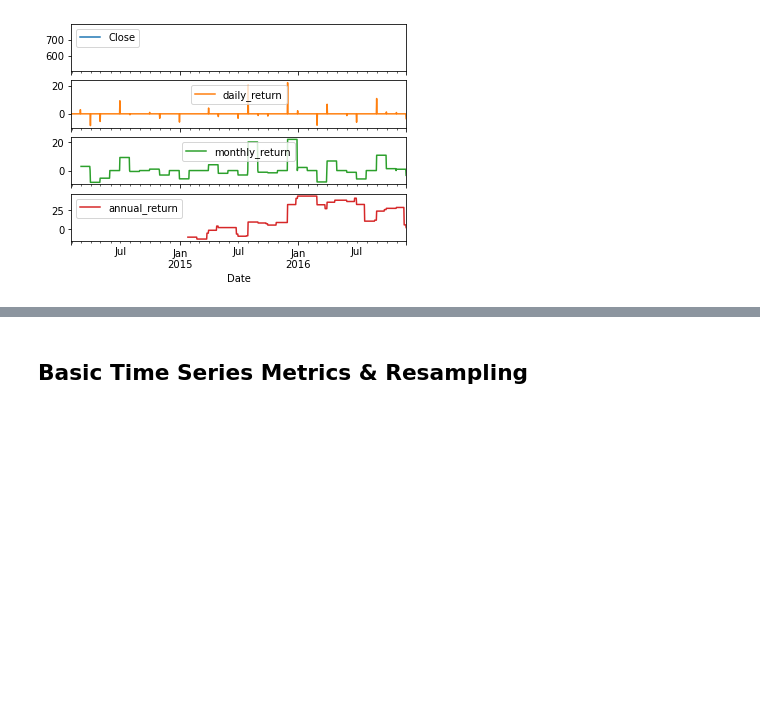
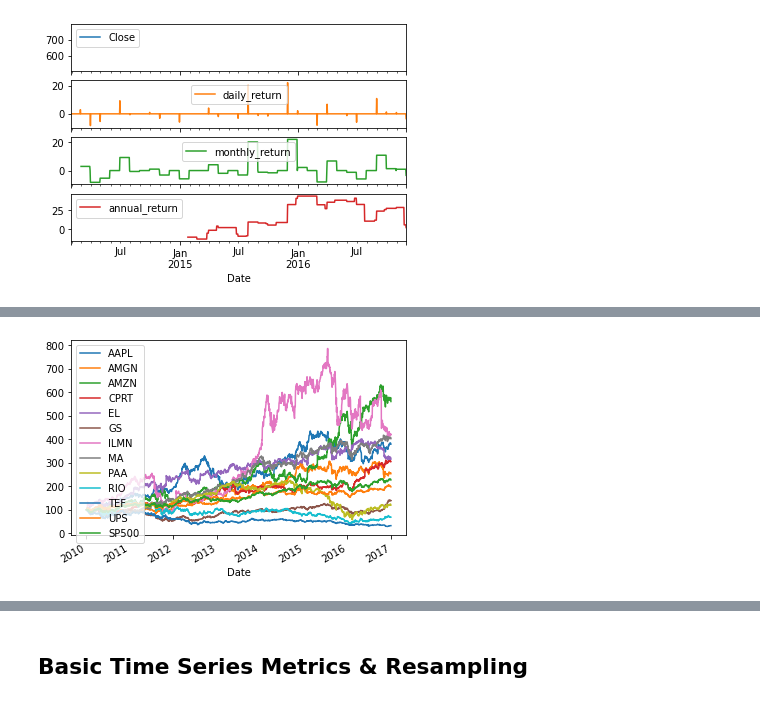
Before and after one commit to KAIET98/Finance_in_python, a Jupyter notebook: ANALYSIS/01_Introduction_to_portfolio_risk_management/Manipulating_Time_Series_Data/Manipulating_Time_Series_Data.ipynb, the cells around one changed output, grey strips where cells are left out. Cells and saved outputs as stored; diff of their text form; code cells hidden in the pictures; blank space fills up the shorter version.

```diff
--- a/ANALYSIS/01_Introduction_to_portfolio_risk_management/Manipulating_Time_Series_Data/Manipulating_Time_Series_Data.ipynb
+++ b/ANALYSIS/01_Introduction_to_portfolio_risk_management/Manipulating_Time_Series_Data/Manipulating_Time_Series_Data.ipynb
@@ -572,0 +621,3 @@ plt.show()
+# %%
+prices = pd.read_csv('DATABASE/stock_data/stock_data.csv', parse_dates = ['Date'], index_col  ='Date')
+prices
@@ -572,0 +659,6 @@ plt.show()
+# %%
+#importamos el sp500
+index = pd.read_csv('DATABASE/stock_data/index.csv', parse_dates = ['Date'], index_col  ='Date')
+
+index = index.rename(columns = {'Unnamed: 1':'SP500'})
+index
@@ -572,0 +680,3 @@ plt.show()
+# %%
+prices = pd.concat([prices, index], axis = 1).dropna()
+prices
@@ -572,0 +698,3 @@ plt.show()
+# %%
+normalized = prices.div(prices.iloc[0]).mul(100)
+normalized
@@ -572,0 +716,5 @@ plt.show()
+# %%
+normalized.plot()
+plt.show()
+# %% [output]
+[figure, added]
```
Also changed, not shown: parts of 31 cells of this notebook.
